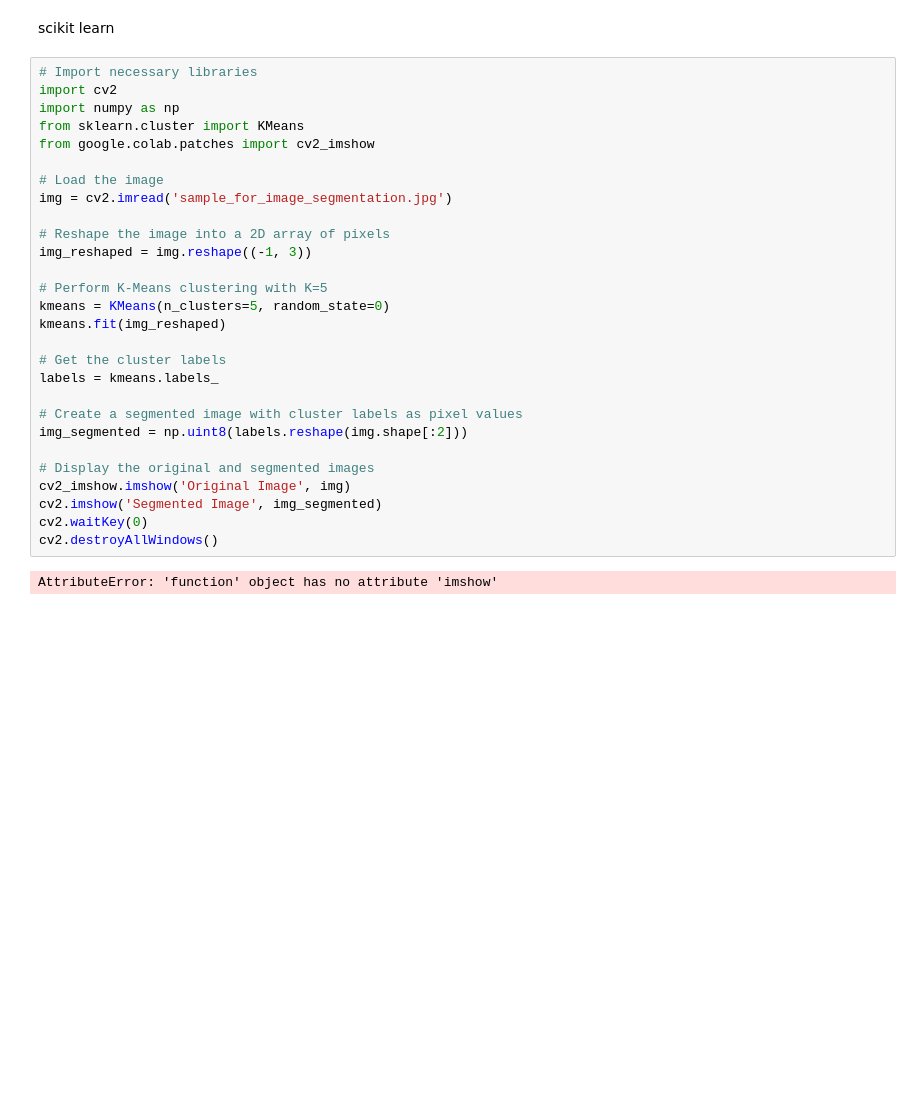
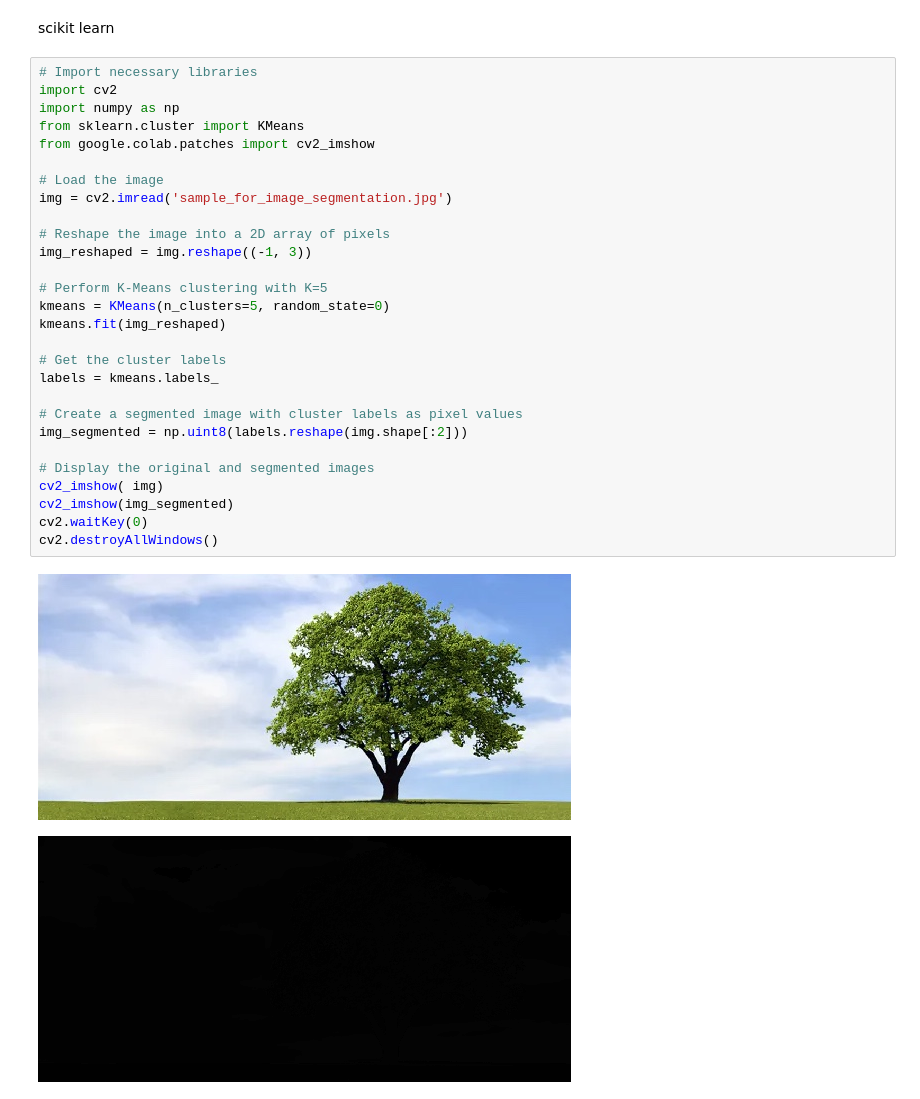
Before and after one commit to anumit-web/ML-Masterlist-2024, a Jupyter notebook: scikit-learn/scikit_learn_Masterlist_11.ipynb, the cells around one changed output. Cells and saved outputs as stored; diff of their text form; blank space fills up the shorter version.

```diff
--- a/scikit-learn/scikit_learn_Masterlist_11.ipynb
+++ b/scikit-learn/scikit_learn_Masterlist_11.ipynb
@@ -15,30 +15,31 @@ scikit learn
 # %%
 # Import necessary libraries
 import cv2
 import numpy as np
 from sklearn.cluster import KMeans
 from google.colab.patches import cv2_imshow
 
 # Load the image
 img = cv2.imread('sample_for_image_segmentation.jpg')
 
 # Reshape the image into a 2D array of pixels
 img_reshaped = img.reshape((-1, 3))
 
 # Perform K-Means clustering with K=5
 kmeans = KMeans(n_clusters=5, random_state=0)
 kmeans.fit(img_reshaped)
 
 # Get the cluster labels
 labels = kmeans.labels_
 
 # Create a segmented image with cluster labels as pixel values
 img_segmented = np.uint8(labels.reshape(img.shape[:2]))
 
 # Display the original and segmented images
-cv2_imshow.imshow('Original Image', img)
-cv2.imshow('Segmented Image', img_segmented)
+cv2_imshow( img)
+cv2_imshow(img_segmented)
 cv2.waitKey(0)
 cv2.destroyAllWindows()
 # %% [output]
-AttributeError: 'function' object has no attribute 'imshow'
+[figure, added]
+[figure, added]
```
